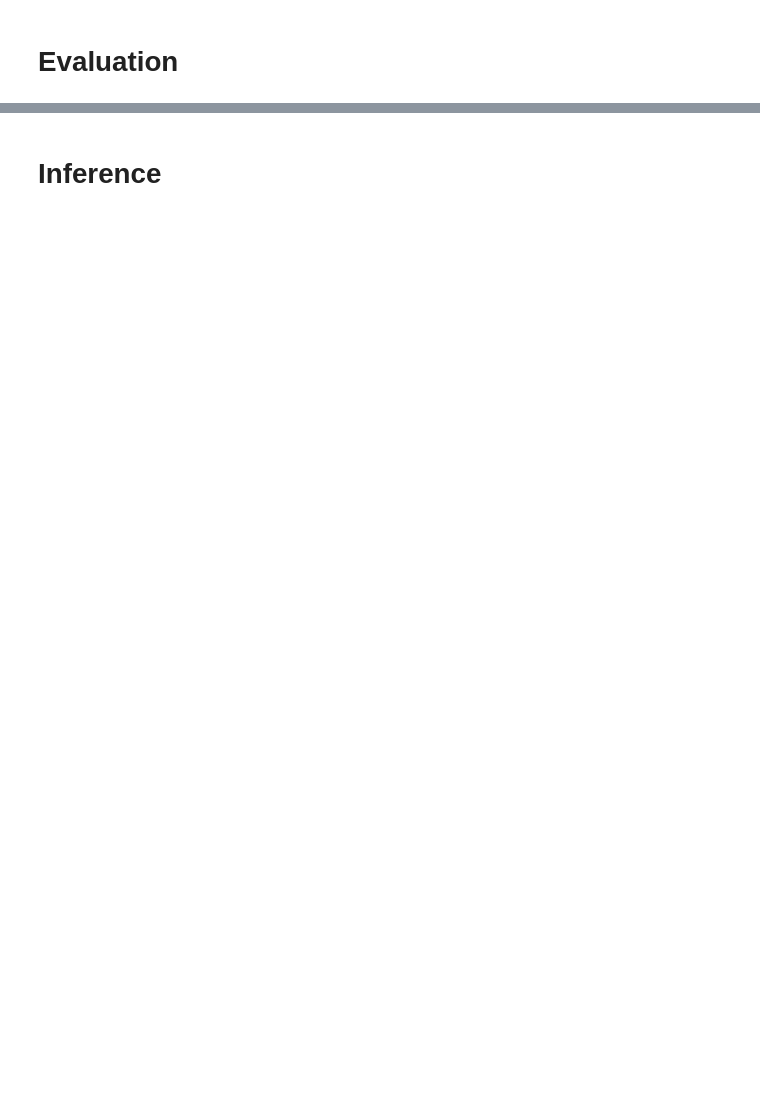
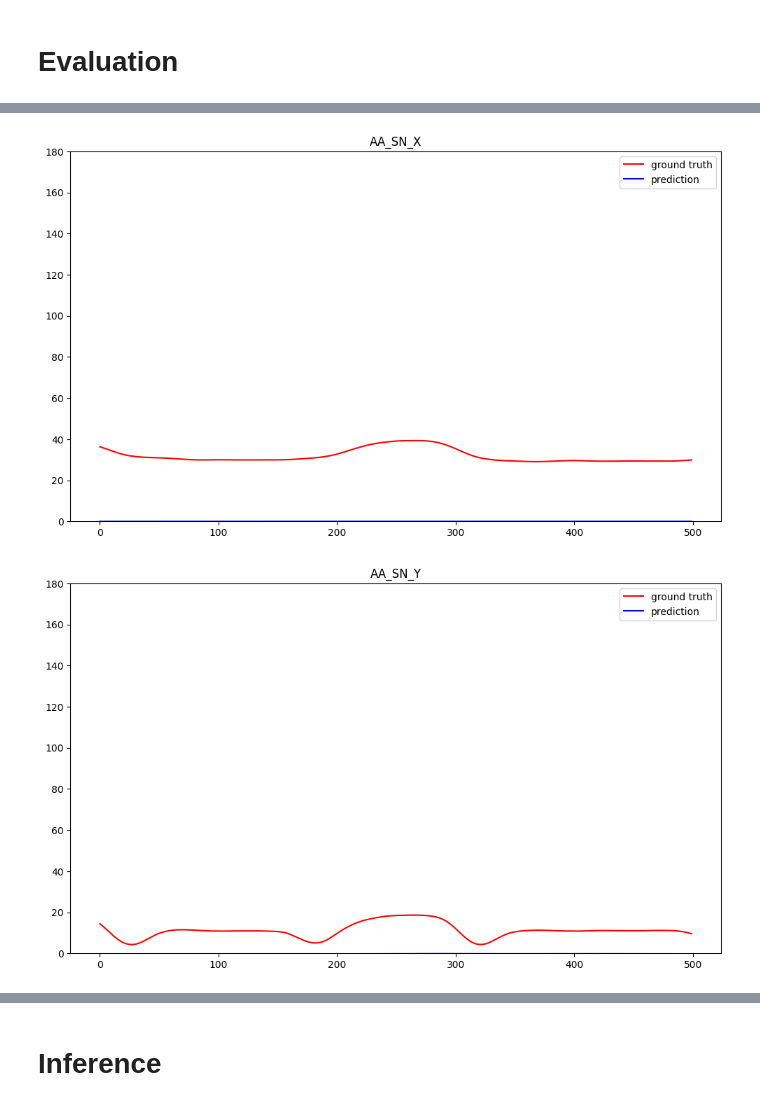
Before and after one commit to CSUHYD/ShoulderSensor, a Jupyter notebook: attention.ipynb, the cells around one changed output, grey strips where cells are left out. Cells and saved outputs as stored; diff of their text form; code cells hidden in the pictures; blank space fills up the shorter version.

```diff
--- a/attention.ipynb
+++ b/attention.ipynb
@@ -226,7 +210,7 @@ import torch
 import torch.nn as nn
 import torch.nn.functional as F
 
-class Attention(nn.Module):
+class CTAttention(nn.Module):
     def __init__(self, d_channel, d_temporal, window_length, dropout):
         super().__init__()
         # Project the dimension of features from that of input into d_model.
@@ -236,10 +220,10 @@ class Attention(nn.Module):
         #   Change Transformer to Conformer.
         #   https://arxiv.org/abs/2005.08100
         self.channelwiseAttentionLayer = nn.TransformerEncoderLayer(
-          d_model=window_length, dim_feedforward=512, nhead=8, dropout=dropout
+          d_model=window_length, dim_feedforward=1024, nhead=8, dropout=dropout
         )
         self.temporalwiseAttentionLayer = nn.TransformerEncoderLayer(
-          d_model=d_temporal, dim_feedforward=512, nhead=8, dropout=dropout
+          d_model=d_temporal, dim_feedforward=1024, nhead=8, dropout=dropout
         )
         self.predLayer = nn.Sequential(
           nn.Linear(d_temporal, d_temporal),
@@ -276,7 +260,7 @@ class Attention(nn.Module):
 
 
 from torchinfo import summary
-print(summary(Attention(d_channel=128, d_temporal=32, window_length=32, dropout=0.1), input_size=(64, 32, 5)))
+print(summary(CTAttention(d_channel=128, d_temporal=32, window_length=32, dropout=0.1), input_size=(8, 32, 5)))
 # %% [output]
 ==========================================================================================
 Layer (type:depth-idx)                   Output Shape              Param #
@@ -477,11 +483,13 @@ def parse_args():
     """arguments"""
     config = {
     "data_dir": "./data/trainset/",
-    "save_path": f"model/channel_temporal_attention-{datetime.now().strftime('%Y-%m-%d-%H-%M')}.ckpt",
+    "save_path": f"model/CTAttention-{datetime.now().strftime('%Y-%m-%d-%H-%M')}.ckpt",
 
     "window_length": 32,
     "d_channel": 128,
     "d_temporal": 32,
+    "d_lstm_hidden": 128,
+    "lstm_num_layers": 2,
     "dropout": 0.1,
     "batch_size": 32,
 
@@ -489,7 +497,7 @@ def parse_args():
     "valid_steps": 2000,
     "warmup_steps": 1000,
     "save_steps": 10000,
-    "total_steps": 1000000,
+    "total_steps": 200000,
     }
 
     return config
@@ -498,16 +506,20 @@ def parse_args():
 def main(
     data_dir,
     save_path,
+
     window_length,
     d_channel,
     d_temporal,
+    d_lstm_hidden,
+    lstm_num_layers,
     dropout,
     batch_size,
+
     n_workers,
     valid_steps,
     warmup_steps,
+    save_steps,
     total_steps,
-    save_steps,
 ):
     """Main function."""
     device = torch.device("cuda" if torch.cuda.is_available() else "cpu")
@@ -517,7 +529,13 @@ def main(
     train_iterator = iter(train_loader)
     print(f"[Info]: Finish loading data!",flush = True)
 
-    model = Attention(d_channel, d_temporal, window_length, dropout=0.1).to(device)
+    model = CTAttention(d_channel, d_temporal, window_length, dropout=0.1).to(device)
+#     model = AttentionLSTM(d_channel,
+#                           d_temporal,
+#                           d_lstm_hidden,
+#                           lstm_num_layers,
+#                           window_length,
+#                           dropout).to(device)
     criterion = nn.MSELoss()
     optimizer = AdamW(model.parameters(), lr=1e-3)
     scheduler = get_cosine_schedule_with_warmup(optimizer, warmup_steps, total_steps)
@@ -706,0 +722,19 @@ RMSE loss: 8.730501010014088
+# %%
+
+def visualize_result(label, predict, modelName):
+    for i in range(6):
+        figure(figsize=(12, 7), dpi=100)
+        plt.plot(label[:500,i], color='r', label='ground truth')
+        plt.plot(predict[:500,i], color='b', label='prediction')
+        plt.title(label_names[i])
+        axes = plt.gca()
+        axes.set_ylim([0,180])
+        plt.legend()
+        plt.savefig(f'result/test/trainDataset_{label_names[i]}_{modelName}.png')
+    plt.show()
+
+modelName = 'CTAttention-2021-09-09-21-37'
+visualize_result(angle_list[:], preds_list[:], modelName)
+# %% [output]
+[figure, added]
+[figure, added]
```
Also changed, not shown: parts of 9 cells of this notebook, 33 other files.
